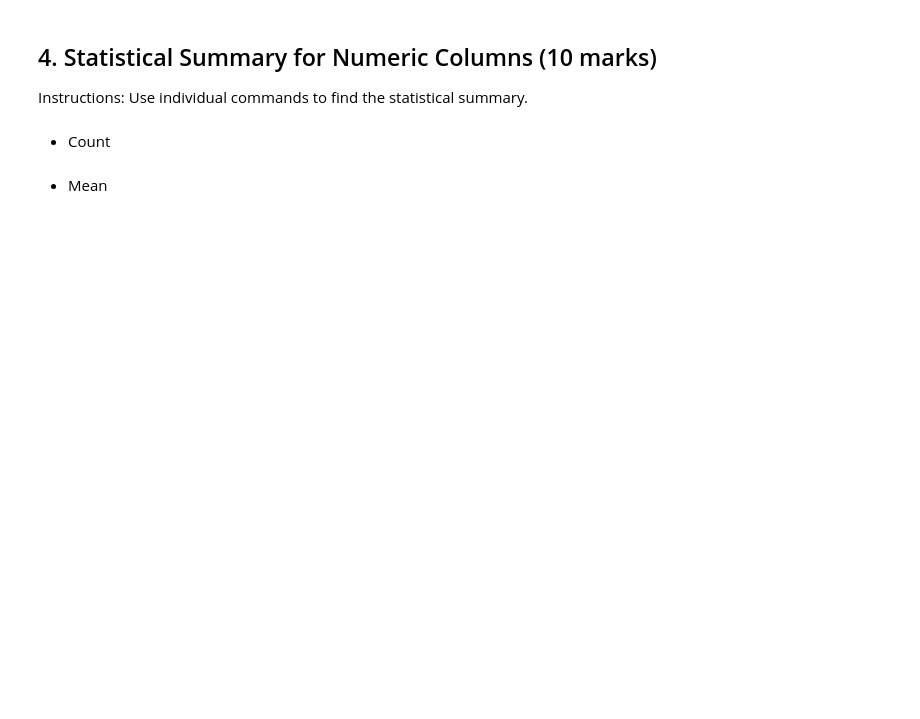
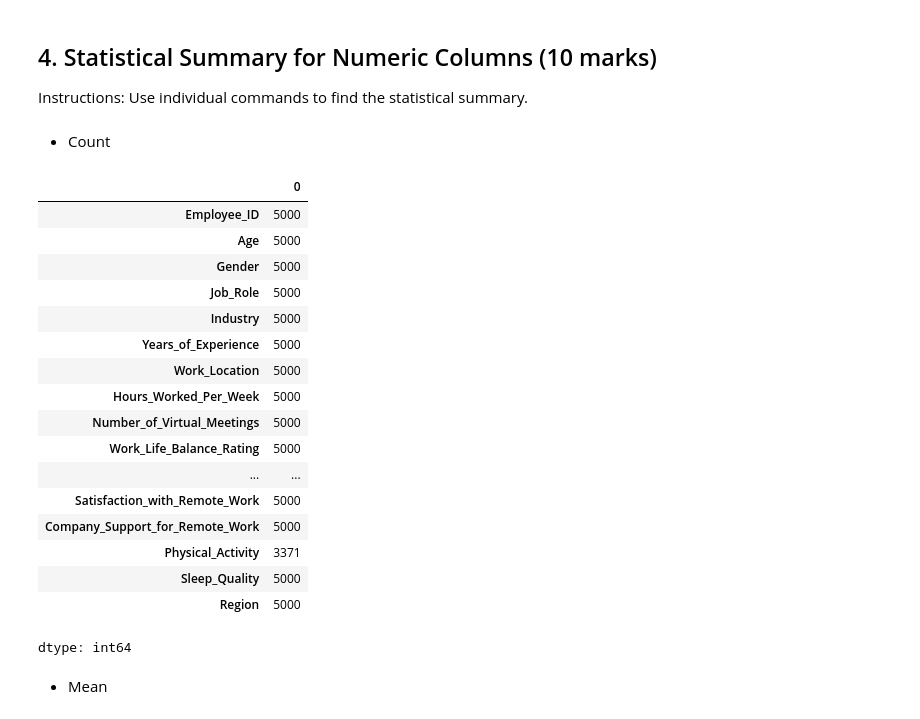
Before and after one commit to kuruxxii/PythonDA-course-assessment-submission, a Jupyter notebook: Assessment/Data_Analytics_with_Python_Assessment.ipynb, the cells around one changed output. Cells and saved outputs as stored; diff of their text form; code cells hidden in the pictures; blank space fills up the shorter version.

```diff
--- a/Assessment/Data_Analytics_with_Python_Assessment.ipynb
+++ b/Assessment/Data_Analytics_with_Python_Assessment.ipynb
@@ -244,6 +262,27 @@ Instructions: Use individual commands to find the statistical summary.
 - Count
 # %%
 # Write code here
+count = df.count()
+count
+# %% [output]
+|  | 0 |
+| Employee_ID | 5000 |
+| Age | 5000 |
+| Gender | 5000 |
+| Job_Role | 5000 |
+| Industry | 5000 |
+| Years_of_Experience | 5000 |
+| Work_Location | 5000 |
+| Hours_Worked_Per_Week | 5000 |
+| Number_of_Virtual_Meetings | 5000 |
+| Work_Life_Balance_Rating | 5000 |
+| ... | ... |
+| Satisfaction_with_Remote_Work | 5000 |
+| Company_Support_for_Remote_Work | 5000 |
+| Physical_Activity | 3371 |
+| Sleep_Quality | 5000 |
+| Region | 5000 |
+dtype: int64
 # %% [markdown]
 - Mean
 # %%
```
Also changed, not shown: parts of 5 cells of this notebook.
